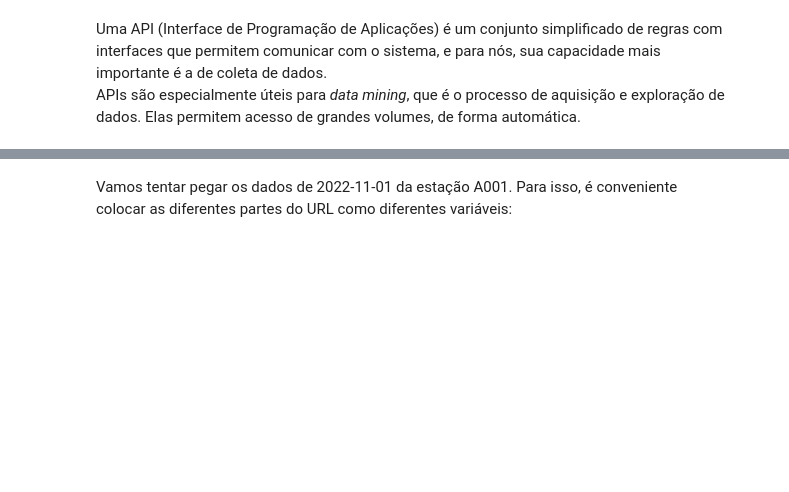
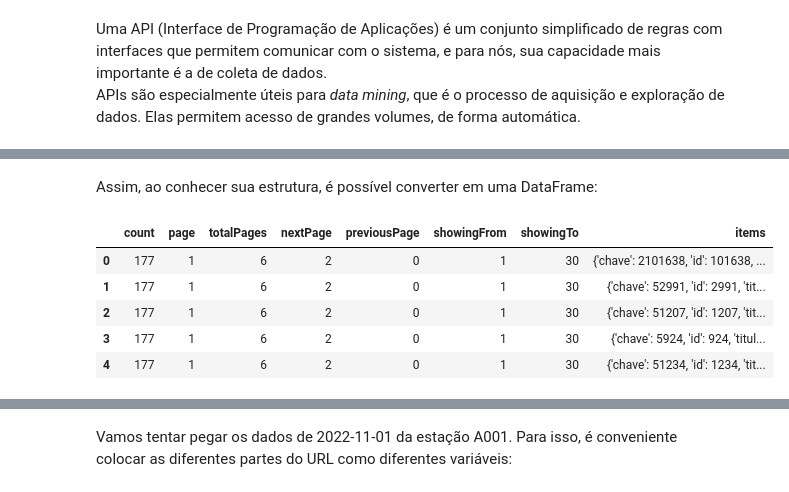
Before and after one commit to JCFDGG/LOB1266-PUB, a Jupyter notebook: aulas/aula_04_scrapingevisu/A4_Web_Scraping.ipynb, the cells around one changed output, grey strips where cells are left out. Cells and saved outputs as stored; diff of their text form; code cells hidden in the pictures; blank space fills up the shorter version.

Commit message:
feat: add IBGE API explanation

```diff
--- a/aulas/aula_04_scrapingevisu/A4_Web_Scraping.ipynb
+++ b/aulas/aula_04_scrapingevisu/A4_Web_Scraping.ipynb
@@ -144,0 +153,3 @@ APIs são especialmente úteis para *data mining*, que é o processo de aquisiç
+# %%
+pesquisa = 'agro'
+url_ibge = 'http://servicodados.ibge.gov.br/api/v1/publicacoes/' + pesquisa
@@ -144,0 +158,4 @@ APIs são especialmente úteis para *data mining*, que é o processo de aquisiç
+# %%
+
+resposta_ibge = requests.get(url_ibge)
+resposta_ibge.content
@@ -144,0 +166,3 @@ APIs são especialmente úteis para *data mining*, que é o processo de aquisiç
+# %%
+resposta_dict = resposta_ibge.json()
+resposta_dict
@@ -144,0 +187,12 @@ APIs são especialmente úteis para *data mining*, que é o processo de aquisiç
+# %% [markdown]
+Assim, ao conhecer sua estrutura, é possível converter em uma DataFrame:
+# %%
+df_ibge = pd.DataFrame(resposta_dict)
+df_ibge.head()
+# %% [output]
+|  | count | page | totalPages | nextPage | previousPage | showingFrom | showingTo | items |
+| 0 | 177 | 1 | 6 | 2 | 0 | 1 | 30 | {'chave': 2101638, 'id': 101638, ... |
+| 1 | 177 | 1 | 6 | 2 | 0 | 1 | 30 | {'chave': 52991, 'id': 2991, 'tit... |
+| 2 | 177 | 1 | 6 | 2 | 0 | 1 | 30 | {'chave': 51207, 'id': 1207, 'tit... |
+| 3 | 177 | 1 | 6 | 2 | 0 | 1 | 30 | {'chave': 5924, 'id': 924, 'titul... |
+| 4 | 177 | 1 | 6 | 2 | 0 | 1 | 30 | {'chave': 51234, 'id': 1234, 'tit... |
```
Also changed, not shown: parts of 38 cells of this notebook.
